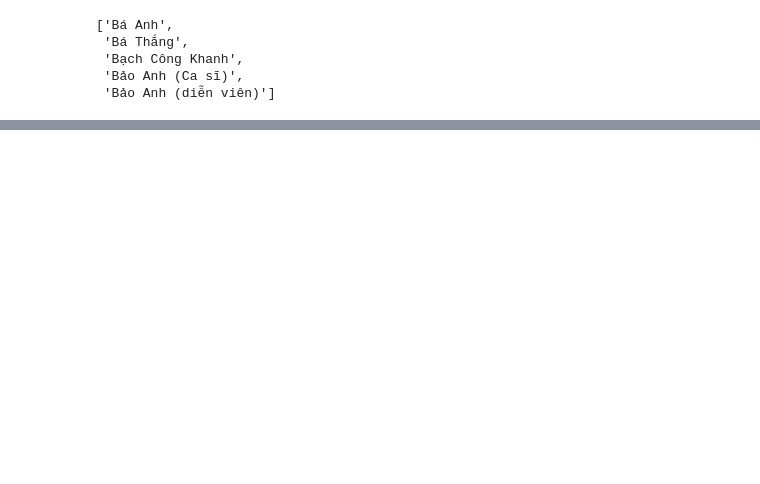
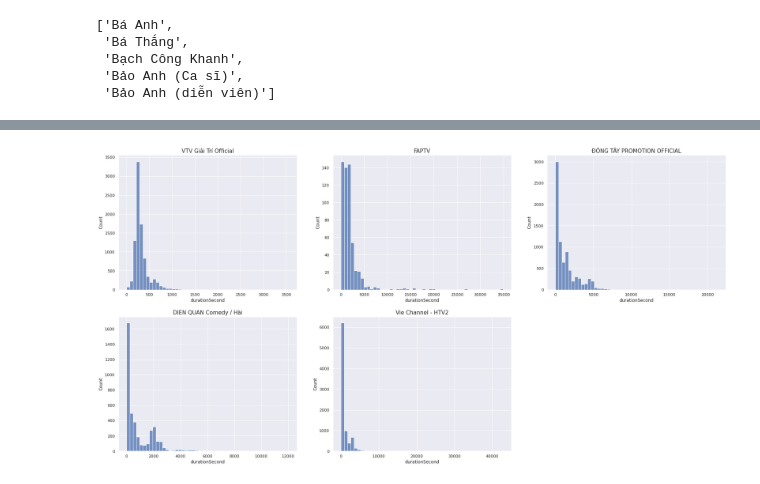
Before and after one commit to ShinNgao12/Analysis-Comedy-channels-in-youtube-, a Jupyter notebook: Explode data.ipynb, the cells around one changed output, grey strips where cells are left out. Cells and saved outputs as stored; diff of their text form; code cells hidden in the pictures; blank space fills up the shorter version.

```diff
--- a/Explode data.ipynb
+++ b/Explode data.ipynb
@@ -274,0 +300,14 @@ plt.show()
+# %%
+channel_names = information_df['Channel'].unique()
+
+fig, axs = plt.subplots(2,3,figsize = (30,15))
+
+for idx in range(5):
+    r, c = idx // 3, idx % 3
+    sns.histplot(data = information_df.loc[information_df['Channel'] == channel_names[idx], 'durationSecond'], ax = axs[r,c], bins = 50)
+    axs[r,c].set_title(channel_names[idx], fontsize = 15)
+
+axs[1,2].set_visible(False)
+plt.show()
+# %% [output]
+[figure, added]
```
Also changed, not shown: parts of 30 cells of this notebook, 2 other files.
